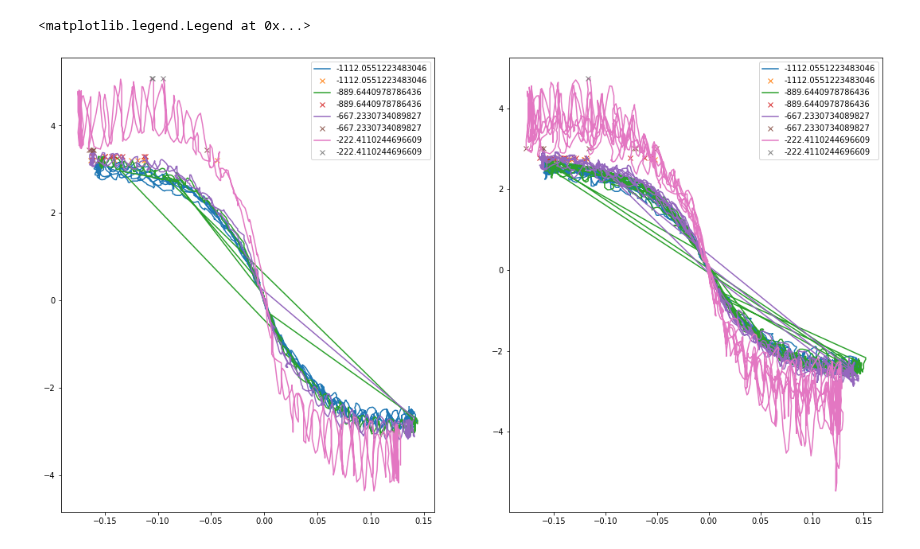
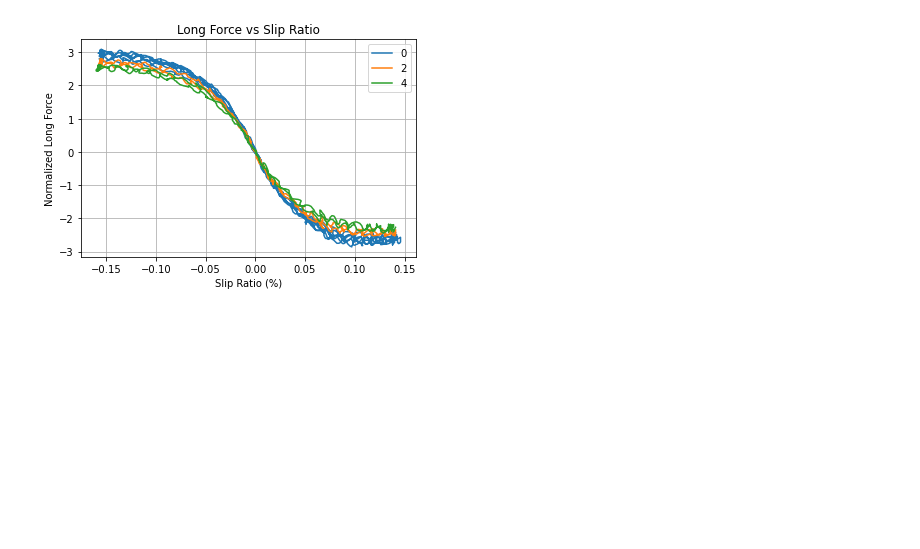
Before and after one commit to kierancoz/tire_analysis, a Jupyter notebook: tire_selection_and_analytics/grip_tire_model.ipynb, the cells around one changed output. Cells and saved outputs as stored; diff of their text form; code cells hidden in the pictures; blank space fills up the shorter version.

```diff
--- a/tire_selection_and_analytics/grip_tire_model.ipynb
+++ b/tire_selection_and_analytics/grip_tire_model.ipynb
@@ -25,7 +25,7 @@ SR_cutoff = 0.1 # %, where slip occurs
 load_lateral = np.array([-250, -200, -150, -50]) / 0.224809
 load_long = np.array([-250, -200, -150, -50]) / 0.224809
 # %%
-df = data_helpers.import_data(sio.loadmat("../tire_data/processed_data/braking_2021_rears.mat"))
+df = data_helpers.import_data(sio.loadmat("../tire_data/processed_data/braking_hoosier_r25b_18x7-5_10x7.mat"))
 # %%
 variable_sweeps = {"load" : {"sweep" : np.array([-250, -200, -150, -50]) / 0.224809, "label" : "FZ" },
             "camber" : {"sweep" : np.array([0, 2, 4]), "label" : "IA"},
@@ -33,47 +33,50 @@ variable_sweeps = {"load" : {"sweep" : np.array([-250, -200, -150, -50]) / 0.224
             "velocity" : {"sweep" : np.array([25]) * 1.60934, "label" : "V"},
             "slip" : {"sweep" : np.array([0, -3, -6]), "label" : "SA"}}
 # %%
-initial_tire = 38 # run ID number
-post_tire = 39 # run ID number
+initial_tire = 35 # run ID number
+post_tire = 36 # run ID number
 slip_angle = 0 # pure long loading
 pressure = 12*6.89476 # default pressure
 camber = 0 # default camber
 
-initial_df = df[((df["slip"] == slip_angle) & (df["pressure"] == pressure) & (df["camber"] == camber) & (df["RUN"] == initial_tire))]
-post_df = df[((df["slip"] == slip_angle) & (df["pressure"] == pressure) & (df["camber"] == camber) & (df["RUN"] == post_tire))]
 
-fig, (ax1, ax2) = plt.subplots(1, 2)
-fig.set_size_inches(18.5, 10.5)
-#ax2.plot(post_df["SL"], post_df["NFX"], 'y')
-initial_max_data, post_max_data = pd.DataFrame(), pd.DataFrame()
+for c in [0, 2, 4]:
+    initial_df = df[((df["slip"] == slip_angle) & (df["pressure"] == pressure) & (df["camber"] == c) & (df["RUN"] == initial_tire))]
+    post_df = df[((df["slip"] == slip_angle) & (df["pressure"] == pressure) & (df["camber"] == c) & (df["RUN"] == post_tire))]
 
-# go through each normal load in discrete sweep
-for x in variable_sweeps["load"]["sweep"]:
-    load_df = initial_df[initial_df["load"] == x]
-    load_df_2 = post_df[post_df["load"] == x]
-    ax1.plot(load_df["SL"], load_df["NFX"], label = x)
-    ax2.plot(load_df_2["SL"], load_df_2["NFX"], label = x)
+    #ax2.plot(post_df["SL"], post_df["NFX"], 'y')
+    initial_max_data, post_max_data = pd.DataFrame(), pd.DataFrame()
+
+    # go through each normal load in discrete sweep
+    for x in [variable_sweeps["load"]["sweep"][0]]:
+        load_df = initial_df[initial_df["load"] == x]
+        load_df_2 = post_df[post_df["load"] == x]
+        plt.plot(load_df["SL"], load_df["NFX"], label = c)
+        #ax2.plot(load_df_2["SL"], load_df_2["NFX"], label = x)
 
 
-    max_mu = initial_df[initial_df["load"] == x]["NFX"].max()
-    max_data = initial_df[initial_df["NFX"] == max_mu]
-    initial_max_data = pd.concat((initial_max_data, max_data))
-    ax1.plot(max_data["SL"], max_data["NFX"], 'x', label = x)
-    #print("Force: ", x, max_data["NFX"]*2/3,max_data["SL"],"\n")
+        max_mu = initial_df[initial_df["load"] == x]["NFX"].max()
+        max_data = initial_df[initial_df["NFX"] == max_mu]
+        initial_max_data = pd.concat((initial_max_data, max_data))
+        #ax1.plot(max_data["SL"], max_data["NFX"], 'x', label = x)
+        #print("Force: ", x, max_data["NFX"]*2/3,max_data["SL"],"\n")
 
-    max_mu = post_df[post_df["load"] == x]["NFX"].max()
-    max_data = post_df[post_df["NFX"] == max_mu]
-    post_max_data = pd.concat((post_max_data, max_data))
-    ax2.plot(max_data["SL"], max_data["NFX"], 'x', label = x)
-    #print("Force: ", x, max_data["NFX"]*2/3,max_data["SL"],"\n")
+        max_mu = post_df[post_df["load"] == x]["NFX"].max()
+        max_data = post_df[post_df["NFX"] == max_mu]
+        post_max_data = pd.concat((post_max_data, max_data))
+        #ax2.plot(max_data["SL"], max_data["NFX"], 'x', label = x)
+        #print("Force: ", x, max_data["NFX"]*2/3,max_data["SL"],"\n")
 
 
-        # # TESTING
-        # max_mu = initial_df[initial_df["load"] == x]["FX"].max()
-        # max_data = initial_df[initial_df["FX"] == max_mu]
-        # ax1.plot(max_data["SL"], max_data["NFX"], 'x')
-ax1.legend()
-ax2.legend()
+            # # TESTING
+            # max_mu = initial_df[initial_df["load"] == x]["FX"].max()
+            # max_data = initial_df[initial_df["FX"] == max_mu]
+            # ax1.plot(max_data["SL"], max_data["NFX"], 'x')
+    plt.legend()
+    plt.ylabel("Normalized Long Force")
+    plt.xlabel("Slip Ratio (%)")
+    plt.title("Long Force vs Slip Ratio")
+    plt.grid()
+    #ax2.legend()
 # %% [output]
-<matplotlib.legend.Legend at 0x...>
-[figure, old version]
+[figure, new version]
```
Also changed, not shown: parts of 10 cells of this notebook, 7 other files.
